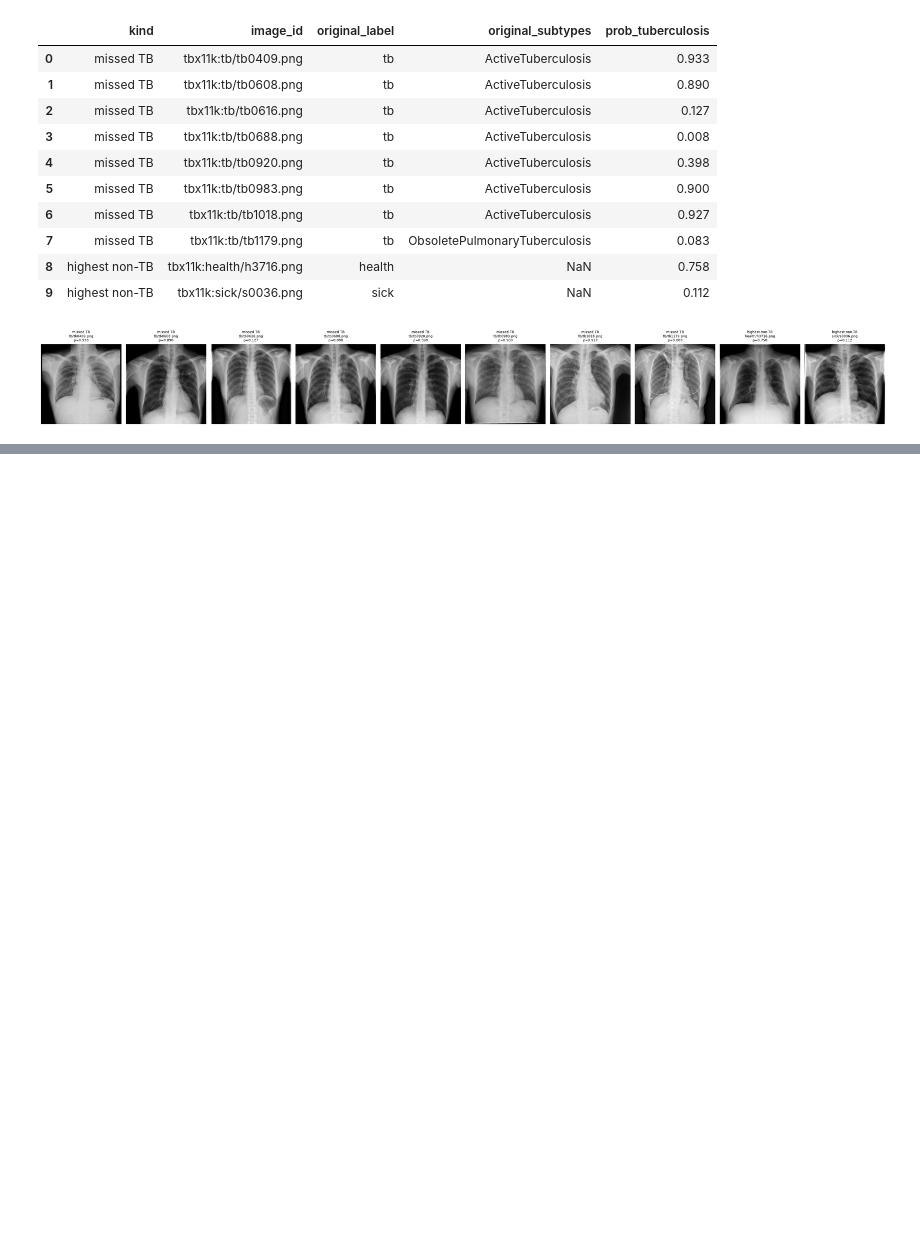
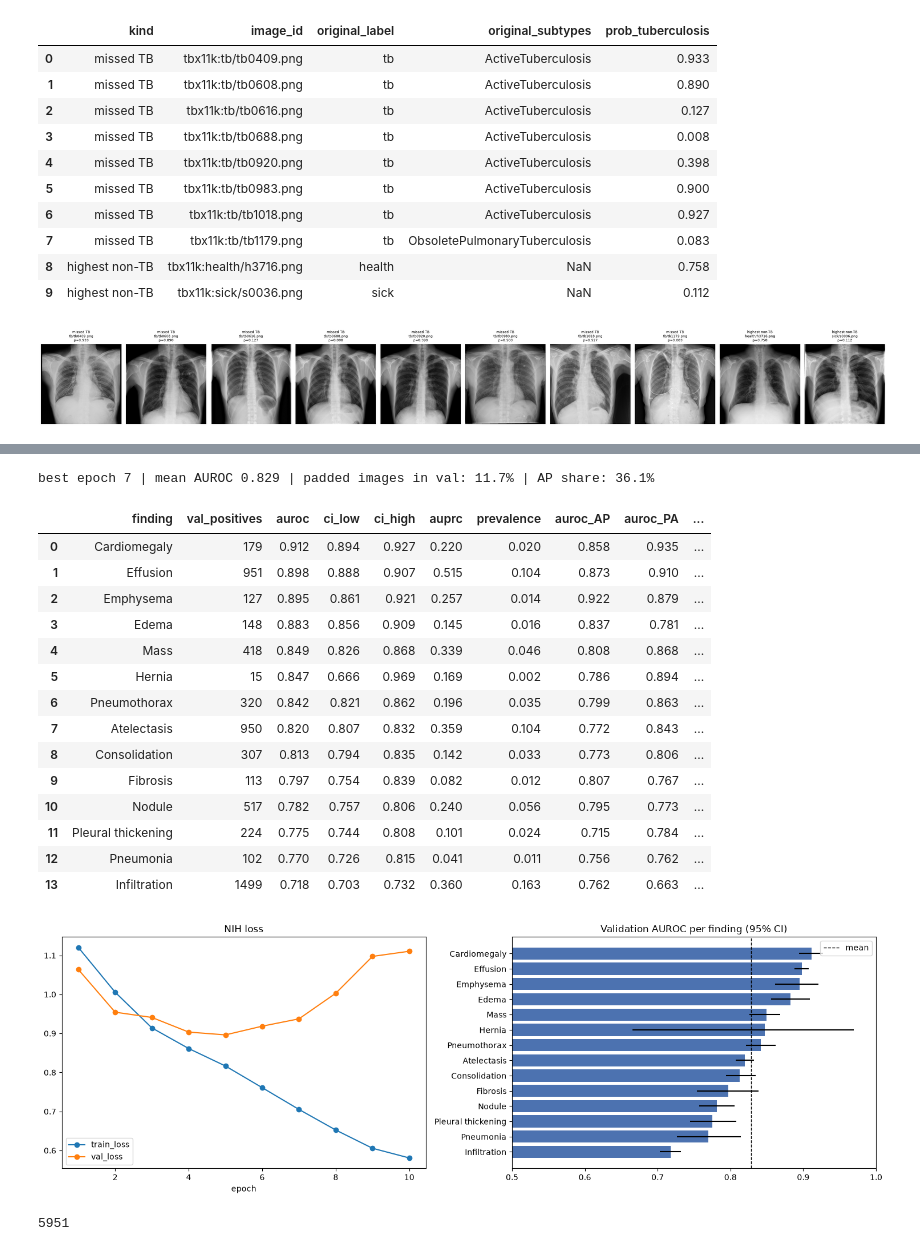
Before and after one commit to Fy1zN/pneumyst-ai, a Jupyter notebook: notebooks/train.ipynb, the cells around one changed output, grey strips where cells are left out. Saved outputs shown, nothing was run; the diff lists cells and outputs as text; code cells hidden in the pictures; blank space fills up the shorter version.

Commit message:
Fix training speed (drop channels_last), add NIH v1 training and validation results

```diff
--- a/notebooks/train.ipynb
+++ b/notebooks/train.ipynb
@@ -78,12 +78,12 @@ epoch 2/2 | train 1.2820 | val 1.0942 | metric 0.8169 | 0.82 min *best*
 # %%
-cfg = tr.TrainConfig(task="tb", run_name="tb_densenet121_v1", epochs=20, frozen_epochs=2,
-                     batch_size=BATCH, accum_steps=ACCUM, workers=4)
-result = tr.fit(cfg, ROOT)   # if it stops, just rerun this cell: it resumes from last.pt
-RUN = result["run_dir"]
-hist = pd.read_json(RUN / "history.json")
+# cfg = tr.TrainConfig(task="tb", run_name="tb_densenet121_v1", epochs=20, frozen_epochs=2,
+#                      batch_size=BATCH, accum_steps=ACCUM, workers=4)
+# result = tr.fit(cfg, ROOT)   # if it stops, just rerun this cell: it resumes from last.pt
+# RUN = result["run_dir"]
+# hist = pd.read_json(RUN / "history.json")
 
-fig, axes = plt.subplots(1, 2, figsize=(13, 4))
-hist.plot(x="epoch", y=["train_loss", "val_loss"], marker="o", ax=axes[0], title="Loss")
-hist.plot(x="epoch", y=["auroc", "auroc_sick_vs_tb", "auprc"], marker="o", ax=axes[1], title="Validation")
-plt.tight_layout(); fig.savefig(FIG / "tb_v1_curves.png", dpi=150); plt.show()
-hist
+# fig, axes = plt.subplots(1, 2, figsize=(13, 4))
+# hist.plot(x="epoch", y=["train_loss", "val_loss"], marker="o", ax=axes[0], title="Loss")
+# hist.plot(x="epoch", y=["auroc", "auroc_sick_vs_tb", "auprc"], marker="o", ax=axes[1], title="Validation")
+# plt.tight_layout(); fig.savefig(FIG / "tb_v1_curves.png", dpi=150); plt.show()
+# hist
@@ -270,0 +355,58 @@ best.pt = epoch 11 | thresholds {'val_90_sens': 0.987, 'fixed_0.5': 0.5}
+# %%
+from ml.datasets.targets import DISPLAY_NAMES, NIH_FINDINGS, label_column
+from ml.training.metrics import safe_auprc, safe_auroc
+
+NIH_RUN = REPO / "ml" / "checkpoints" / "nih_densenet121_v1"
+nih_hist = pd.read_json(NIH_RUN / "history.json")
+nih = load_processed(ROOT, "nih")
+nv = pd.read_csv(NIH_RUN / "val_predictions.csv").merge(
+    nih[["image_id", "view", "pad_left", "pad_top"]], on="image_id")
+nv["padded"] = (nv["pad_left"] > 0) | (nv["pad_top"] > 0)
+ap, pa, pad = (nv["view"] == "AP").to_numpy(), (nv["view"] == "PA").to_numpy(), nv["padded"].to_numpy()
+
+rows = []
+for f in NIH_FINDINGS:
+    y, p = nv[label_column(f)].to_numpy(), nv[label_column(f).replace("label_", "prob_")].to_numpy()
+    auc, lo, hi = bootstrap_auroc(y, p, n=500)
+    rows.append({"finding": DISPLAY_NAMES[f], "val_positives": int(y.sum()), "auroc": auc, "ci_low": lo, "ci_high": hi,
+                 "auprc": safe_auprc(y, p), "prevalence": y.mean(),
+                 "auroc_AP": safe_auroc(y[ap], p[ap]), "auroc_PA": safe_auroc(y[pa], p[pa]),
+                 "auroc_padded": safe_auroc(y[pad], p[pad]), "auroc_unpadded": safe_auroc(y[~pad], p[~pad])})
+per = pd.DataFrame(rows).sort_values("auroc", ascending=False).reset_index(drop=True)
+best_epoch = int(nih_hist.loc[nih_hist["metric"].idxmax(), "epoch"])
+print(f"best epoch {best_epoch} | mean AUROC {per['auroc'].mean():.3f} | "
+      f"padded images in val: {pad.mean():.1%} | AP share: {ap.mean():.1%}")
+display(per.round(3))
+
+fig, axes = plt.subplots(1, 2, figsize=(15, 5))
+nih_hist.plot(x="epoch", y=["train_loss", "val_loss"], marker="o", ax=axes[0], title="NIH loss")
+axes[1].barh(per["finding"][::-1], per["auroc"][::-1], color="#4c72b0",
+             xerr=[(per["auroc"] - per["ci_low"])[::-1], (per["ci_high"] - per["auroc"])[::-1]])
+axes[1].axvline(per["auroc"].mean(), color="black", linestyle="--", linewidth=1, label="mean")
+axes[1].set_xlim(0.5, 1.0)
+axes[1].set_title("Validation AUROC per finding (95% CI)")
+axes[1].legend()
+plt.tight_layout(); fig.savefig(FIG / "nih_v1_val_per_finding.png", dpi=150); plt.show()
+
+(FIG / "nih_v1_val_summary.json").write_text(json.dumps(
+    {"run": "nih_densenet121_v1", "best_epoch": best_epoch, "mean_auroc": float(per["auroc"].mean()),
+     "per_finding": per.to_dict("records")}, indent=2, default=str))
+# %% [output]
+best epoch 7 | mean AUROC 0.829 | padded images in val: 11.7% | AP share: 36.1%
+|  | finding | val_positives | auroc | ci_low | ci_high | auprc | prevalence | auroc_AP | auroc_PA | ... |
+| 0 | Cardiomegaly | 179 | 0.912 | 0.894 | 0.927 | 0.220 | 0.020 | 0.858 | 0.935 | ... |
+| 1 | Effusion | 951 | 0.898 | 0.888 | 0.907 | 0.515 | 0.104 | 0.873 | 0.910 | ... |
+| 2 | Emphysema | 127 | 0.895 | 0.861 | 0.921 | 0.257 | 0.014 | 0.922 | 0.879 | ... |
+| 3 | Edema | 148 | 0.883 | 0.856 | 0.909 | 0.145 | 0.016 | 0.837 | 0.781 | ... |
+| 4 | Mass | 418 | 0.849 | 0.826 | 0.868 | 0.339 | 0.046 | 0.808 | 0.868 | ... |
+| 5 | Hernia | 15 | 0.847 | 0.666 | 0.969 | 0.169 | 0.002 | 0.786 | 0.894 | ... |
+| 6 | Pneumothorax | 320 | 0.842 | 0.821 | 0.862 | 0.196 | 0.035 | 0.799 | 0.863 | ... |
+| 7 | Atelectasis | 950 | 0.820 | 0.807 | 0.832 | 0.359 | 0.104 | 0.772 | 0.843 | ... |
+| 8 | Consolidation | 307 | 0.813 | 0.794 | 0.835 | 0.142 | 0.033 | 0.773 | 0.806 | ... |
+| 9 | Fibrosis | 113 | 0.797 | 0.754 | 0.839 | 0.082 | 0.012 | 0.807 | 0.767 | ... |
+| 10 | Nodule | 517 | 0.782 | 0.757 | 0.806 | 0.240 | 0.056 | 0.795 | 0.773 | ... |
+| 11 | Pleural thickening | 224 | 0.775 | 0.744 | 0.808 | 0.101 | 0.024 | 0.715 | 0.784 | ... |
+| 12 | Pneumonia | 102 | 0.770 | 0.726 | 0.815 | 0.041 | 0.011 | 0.756 | 0.762 | ... |
+| 13 | Infiltration | 1499 | 0.718 | 0.703 | 0.732 | 0.360 | 0.163 | 0.762 | 0.663 | ... |
+[figure, added]
+5951
```
Also changed, not shown: parts of 8 cells of this notebook, 6 other files.
